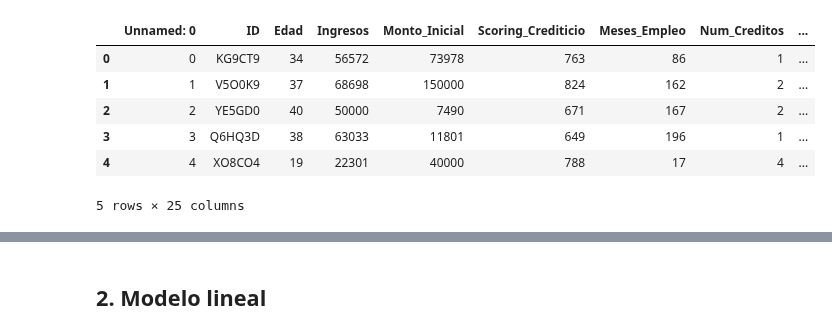
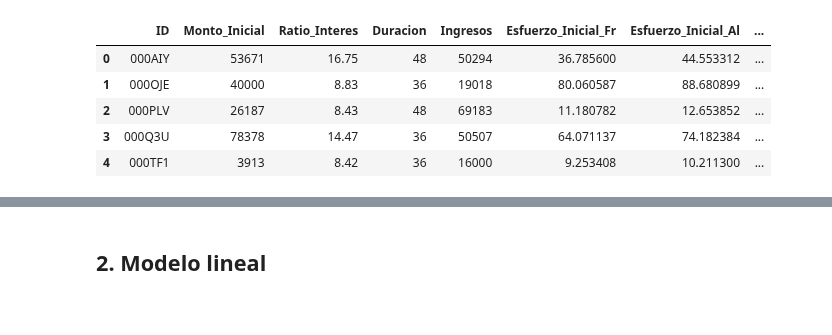
Before and after one commit to izarozubia-max/RETO5, a Jupyter notebook: Estimar_prima.ipynb, the cells around one changed output, grey strips where cells are left out. Drawn from its saved outputs; the diff is of its cells as text; code cells hidden in the pictures.

```diff
--- a/Estimar_prima.ipynb
+++ b/Estimar_prima.ipynb
@@ -12,11 +23,10 @@ from sklearn.metrics import mean_absolute_error, mean_squared_error, r2_score
 # %%
-df = pd.read_csv('df')
-df.head()
+df_amortizacion = pd.read_csv('data/clientes_clasificados_frances_aleman.csv')
+df_amortizacion.head()
 # %% [output]
-|  | Unnamed: 0 | ID | Edad | Ingresos | Monto_Inicial | Scoring_Crediticio | Meses_Empleo | Num_Creditos | ... |
-| 0 | 0 | KG9CT9 | 34 | 56572 | 73978 | 763 | 86 | 1 | ... |
-| 1 | 1 | V5O0K9 | 37 | 68698 | 150000 | 824 | 162 | 2 | ... |
-| 2 | 2 | YE5GD0 | 40 | 50000 | 7490 | 671 | 167 | 2 | ... |
-| 3 | 3 | Q6HQ3D | 38 | 63033 | 11801 | 649 | 196 | 1 | ... |
-| 4 | 4 | XO8CO4 | 19 | 22301 | 40000 | 788 | 17 | 4 | ... |
+|  | ID | Monto_Inicial | Ratio_Interes | Duracion | Ingresos | Esfuerzo_Inicial_Fr | Esfuerzo_Inicial_Al | ... |
+| 0 | 000AIY | 53671 | 16.75 | 48 | 50294 | 36.785600 | 44.553312 | ... |
+| 1 | 000OJE | 40000 | 8.83 | 36 | 19018 | 80.060587 | 88.680899 | ... |
+| 2 | 000PLV | 26187 | 8.43 | 48 | 69183 | 11.180782 | 12.653852 | ... |
+| 3 | 000Q3U | 78378 | 14.47 | 36 | 50507 | 64.071137 | 74.182384 | ... |
+| 4 | 000TF1 | 3913 | 8.42 | 36 | 16000 | 9.253408 | 10.211300 | ... |
-5 rows × 25 columns
```
Also changed, not shown: parts of 12 cells of this notebook.
